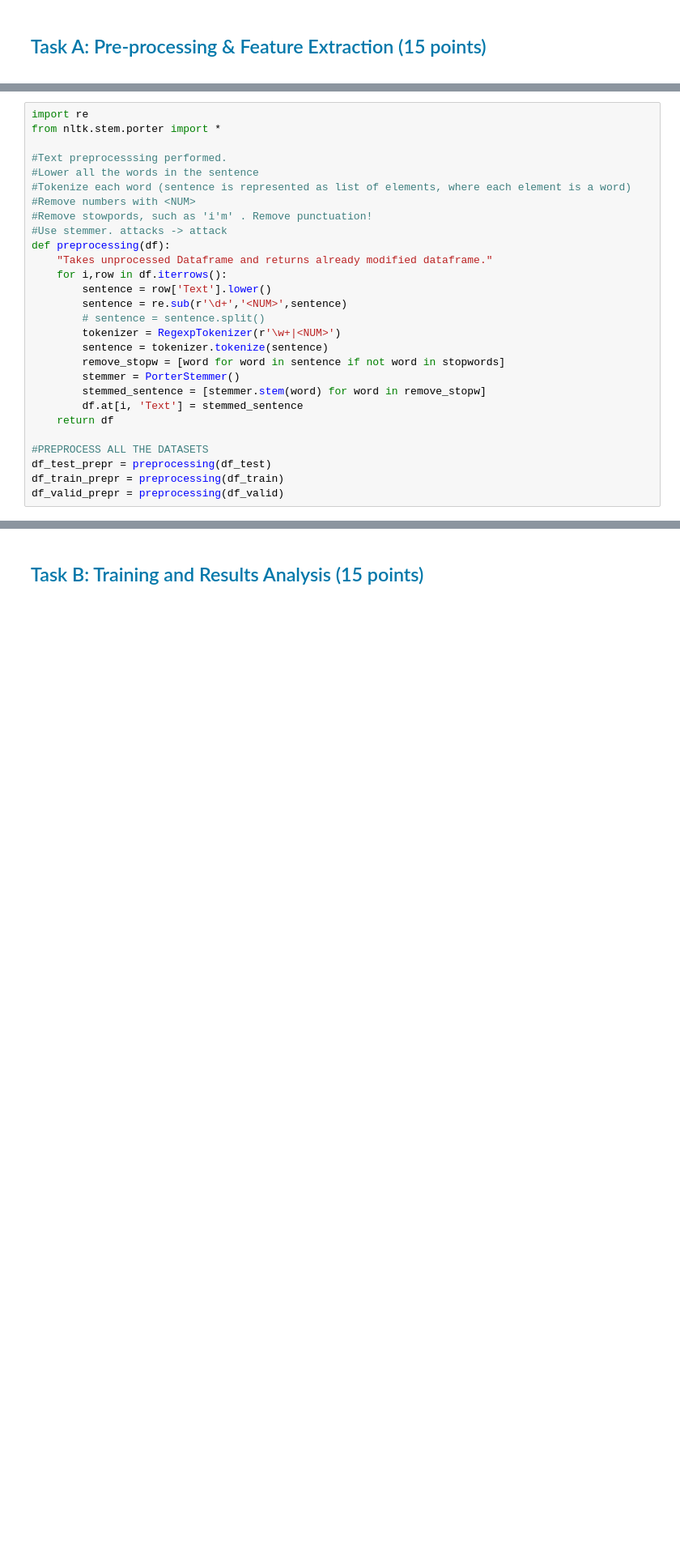
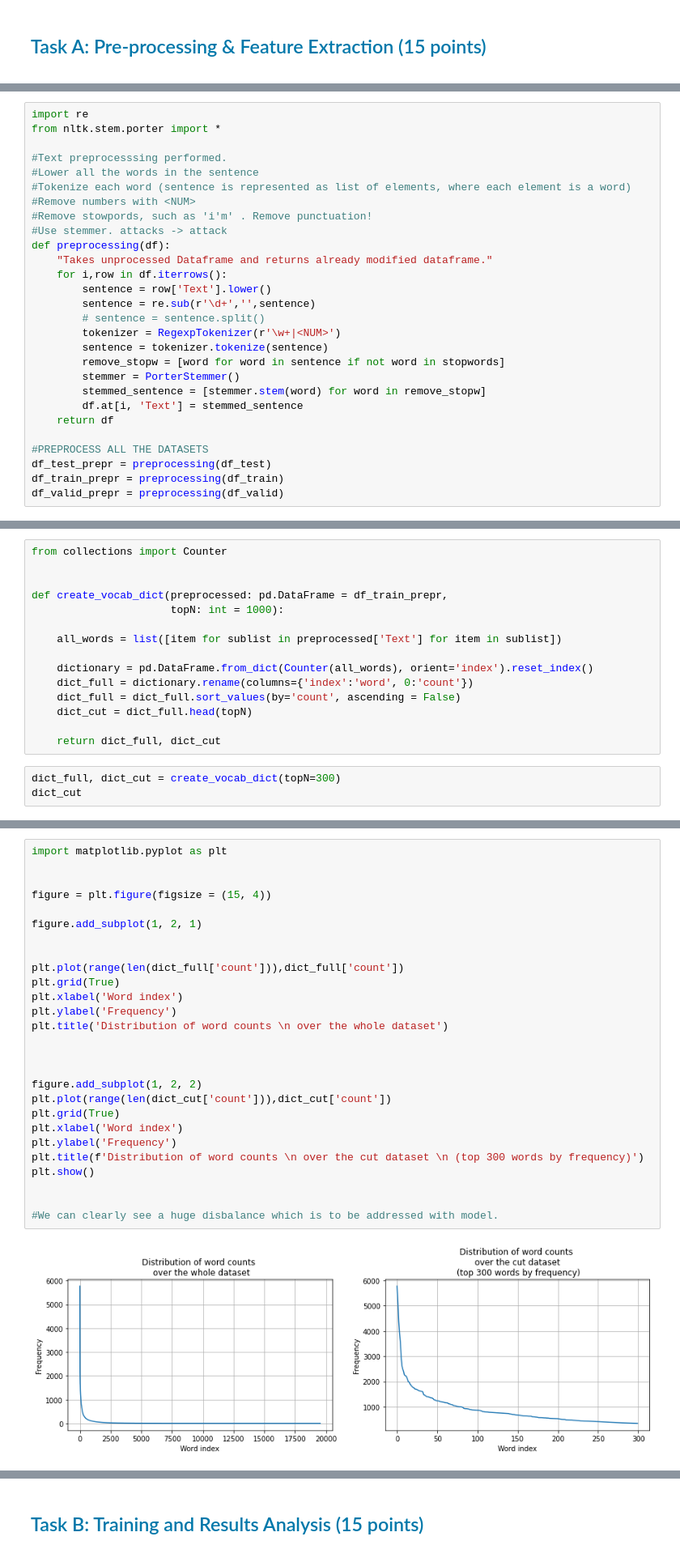
Before and after one commit to ozoin/NLP_Project, a Jupyter notebook: Assignment1.ipynb, the cells around one changed output, grey strips where cells are left out. Shown: that part at 81% size. Saved outputs shown, nothing was run; the diff lists cells and outputs as text; blank space fills up the shorter version.

```diff
--- a/Assignment1.ipynb
+++ b/Assignment1.ipynb
@@ -145,7 +131,7 @@ def preprocessing(df):
     "Takes unprocessed Dataframe and returns already modified dataframe."
     for i,row in df.iterrows():
         sentence = row['Text'].lower()
-        sentence = re.sub(r'\d+','<NUM>',sentence)
+        sentence = re.sub(r'\d+','',sentence)
         # sentence = sentence.split()
         tokenizer = RegexpTokenizer(r'\w+|<NUM>')
         sentence = tokenizer.tokenize(sentence)
@@ -161,0 +166,18 @@ df_valid_prepr = preprocessing(df_valid)
+# %%
+from collections import Counter
+
+
+def create_vocab_dict(preprocessed: pd.DataFrame = df_train_prepr,
+                      topN: int = 1000):
+
+    all_words = list([item for sublist in preprocessed['Text'] for item in sublist])
+
+    dictionary = pd.DataFrame.from_dict(Counter(all_words), orient='index').reset_index()
+    dict_full = dictionary.rename(columns={'index':'word', 0:'count'})
+    dict_full = dict_full.sort_values(by='count', ascending = False)
+    dict_cut = dict_full.head(topN)
+
+    return dict_full, dict_cut
+# %%
+dict_full, dict_cut = create_vocab_dict(topN=300)
+dict_cut
@@ -161,0 +198,29 @@ df_valid_prepr = preprocessing(df_valid)
+# %%
+import matplotlib.pyplot as plt
+
+
+figure = plt.figure(figsize = (15, 4))
+
+figure.add_subplot(1, 2, 1)
+
+
+plt.plot(range(len(dict_full['count'])),dict_full['count'])
+plt.grid(True)
+plt.xlabel('Word index')
+plt.ylabel('Frequency')
+plt.title('Distribution of word counts \n over the whole dataset')
+
+
+
+figure.add_subplot(1, 2, 2)
+plt.plot(range(len(dict_cut['count'])),dict_cut['count'])
+plt.grid(True)
+plt.xlabel('Word index')
+plt.ylabel('Frequency')
+plt.title(f'Distribution of word counts \n over the cut dataset \n (top 300 words by frequency)')
+plt.show()
+
+
+#We can clearly see a huge disbalance which is to be addressed with model.
+# %% [output]
+[figure, added]
```
Also changed, not shown: parts of 13 cells of this notebook.
